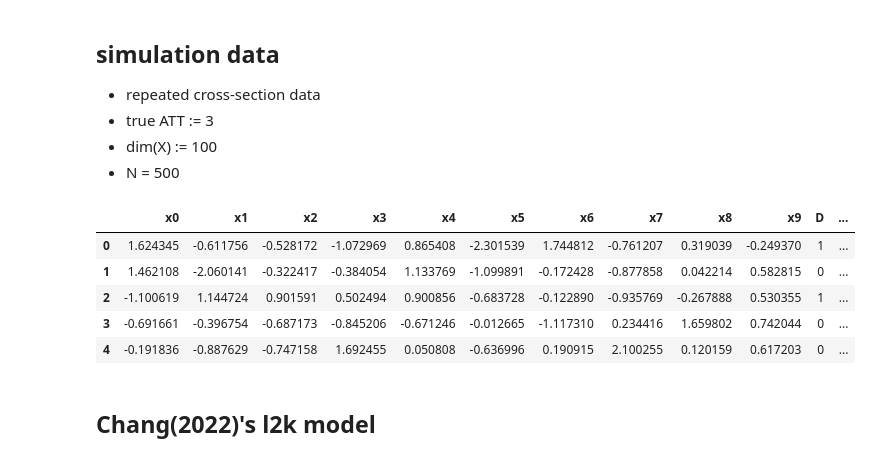
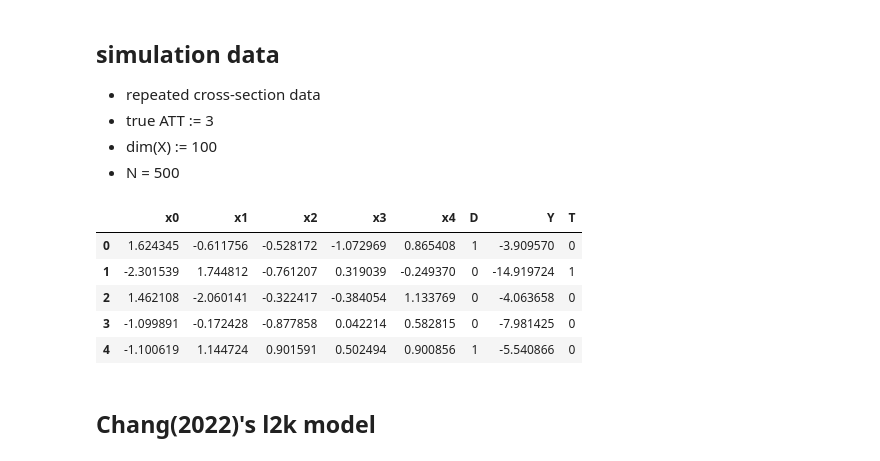
Before and after one commit to MasaAsami/modified_DMLDiD_RCS, a Jupyter notebook: notebooks/Why_original_l2kmodel_is_wrong.ipynb, the cells around one changed output. Saved outputs shown, nothing was run; the diff lists cells and outputs as text; code cells hidden in the pictures.

```diff
--- a/notebooks/Why_original_l2kmodel_is_wrong.ipynb
+++ b/notebooks/Why_original_l2kmodel_is_wrong.ipynb
@@ -37,17 +37,17 @@ from dmldid.simdata_genrater import generate_simdata_ro, convert_rcs
 - N = 500
 # %%
 df_rcs =  convert_rcs(
-    generate_simdata_ro(true_att=3, _n=1000, _dim=10, base_seed=1, xd_unobserved=False)
+    generate_simdata_ro(true_att=3, _n=1000, _dim=5, base_seed=1, xd_unobserved=False)
 )
 
 df_rcs.head()
 # %% [output]
-|  | x0 | x1 | x2 | x3 | x4 | x5 | x6 | x7 | x8 | x9 | D | ... |
-| 0 | 1.624345 | -0.611756 | -0.528172 | -1.072969 | 0.865408 | -2.301539 | 1.744812 | -0.761207 | 0.319039 | -0.249370 | 1 | ... |
-| 1 | 1.462108 | -2.060141 | -0.322417 | -0.384054 | 1.133769 | -1.099891 | -0.172428 | -0.877858 | 0.042214 | 0.582815 | 0 | ... |
-| 2 | -1.100619 | 1.144724 | 0.901591 | 0.502494 | 0.900856 | -0.683728 | -0.122890 | -0.935769 | -0.267888 | 0.530355 | 1 | ... |
-| 3 | -0.691661 | -0.396754 | -0.687173 | -0.845206 | -0.671246 | -0.012665 | -1.117310 | 0.234416 | 1.659802 | 0.742044 | 0 | ... |
-| 4 | -0.191836 | -0.887629 | -0.747158 | 1.692455 | 0.050808 | -0.636996 | 0.190915 | 2.100255 | 0.120159 | 0.617203 | 0 | ... |
+|  | x0 | x1 | x2 | x3 | x4 | D | Y | T |
+| 0 | 1.624345 | -0.611756 | -0.528172 | -1.072969 | 0.865408 | 1 | -3.909570 | 0 |
+| 1 | -2.301539 | 1.744812 | -0.761207 | 0.319039 | -0.249370 | 0 | -14.919724 | 1 |
+| 2 | 1.462108 | -2.060141 | -0.322417 | -0.384054 | 1.133769 | 0 | -4.063658 | 0 |
+| 3 | -1.099891 | -0.172428 | -0.877858 | 0.042214 | 0.582815 | 0 | -7.981425 | 0 |
+| 4 | -1.100619 | 1.144724 | 0.901591 | 0.502494 | 0.900856 | 1 | -5.540866 | 0 |
 # %%
 y_col = "Y"
 d_col = "D"
```
Also changed, not shown: parts of 4 cells of this notebook.
